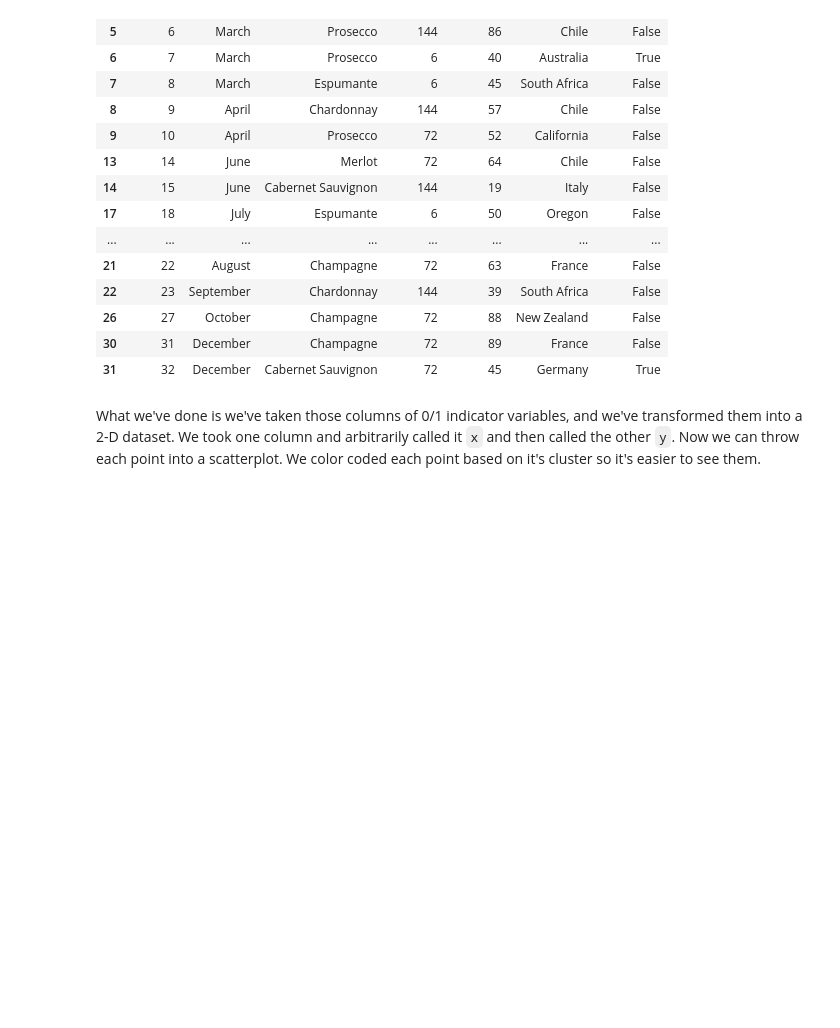
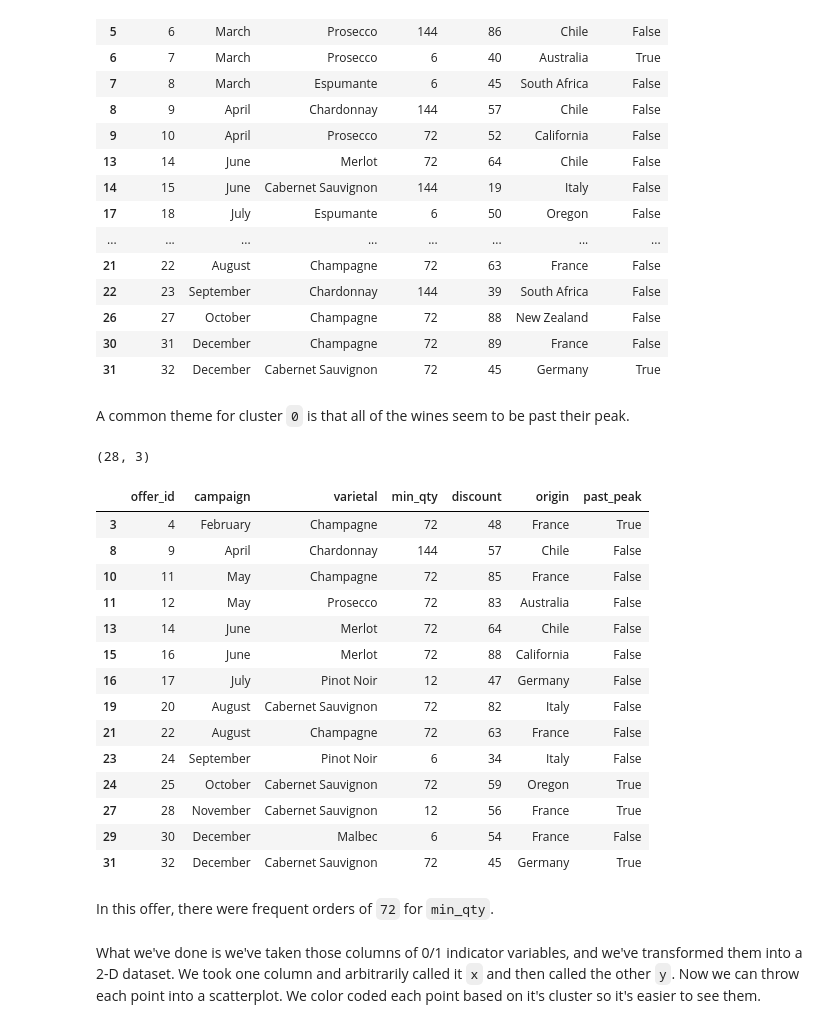
Before and after one commit to blue-santa/sprinboard-data-science-2026, a Jupyter notebook: 15-unsupervised-learning/06-principal-component-analysis/Clustering Case Study - Customer Segmentation with K-Means - Tier 3.ipynb, the cells around one changed output. Saved outputs shown, nothing was run; the diff lists cells and outputs as text; code cells hidden in the pictures; blank space fills up the shorter version.

```diff
--- a/15-unsupervised-learning/06-principal-component-analysis/Clustering Case Study - Customer Segmentation with K-Means - Tier 3.ipynb
+++ b/15-unsupervised-learning/06-principal-component-analysis/Clustering Case Study - Customer Segmentation with K-Means - Tier 3.ipynb
@@ -461,6 +461,36 @@ df_offers[df_offers['offer_id'].isin(df_trans_lim['offer_id'])]
 | 26 | 27 | October | Champagne | 72 | 88 | New Zealand | False |
 | 30 | 31 | December | Champagne | 72 | 89 | France | False |
 | 31 | 32 | December | Cabernet Sauvignon | 72 | 45 | Germany | True |
+# %% [markdown]
+A common theme for cluster `0` is that all of the wines seem to be past their peak.
+# %%
+cluster_1_cust = df_pca[df_pca['cluster'] == 1]['customer_name']
+# %%
+df_trans_lim = df_transactions[df_transactions['customer_name'].isin(cluster_1_cust)]
+# %%
+df_trans_lim.shape
+# %% [output]
+(28, 3)
+# %%
+df_offers[df_offers['offer_id'].isin(df_trans_lim['offer_id'])]
+# %% [output]
+|  | offer_id | campaign | varietal | min_qty | discount | origin | past_peak |
+| 3 | 4 | February | Champagne | 72 | 48 | France | True |
+| 8 | 9 | April | Chardonnay | 144 | 57 | Chile | False |
+| 10 | 11 | May | Champagne | 72 | 85 | France | False |
+| 11 | 12 | May | Prosecco | 72 | 83 | Australia | False |
+| 13 | 14 | June | Merlot | 72 | 64 | Chile | False |
+| 15 | 16 | June | Merlot | 72 | 88 | California | False |
+| 16 | 17 | July | Pinot Noir | 12 | 47 | Germany | False |
+| 19 | 20 | August | Cabernet Sauvignon | 72 | 82 | Italy | False |
+| 21 | 22 | August | Champagne | 72 | 63 | France | False |
+| 23 | 24 | September | Pinot Noir | 6 | 34 | Italy | False |
+| 24 | 25 | October | Cabernet Sauvignon | 72 | 59 | Oregon | True |
+| 27 | 28 | November | Cabernet Sauvignon | 12 | 56 | France | True |
+| 29 | 30 | December | Malbec | 6 | 54 | France | False |
+| 31 | 32 | December | Cabernet Sauvignon | 72 | 45 | Germany | True |
+# %% [markdown]
+In this offer, there were frequent orders of `72` for `min_qty`.
 # %% [markdown]
 What we've done is we've taken those columns of 0/1 indicator variables, and we've transformed them into a 2-D dataset. We took one column and arbitrarily called it `x` and then called the other `y`. Now we can throw each point into a scatterplot. We color coded each point based on it's cluster so it's easier to see them.
 # %% [markdown]
```
Also changed, not shown: parts of 2 cells of this notebook, 1 other file.
